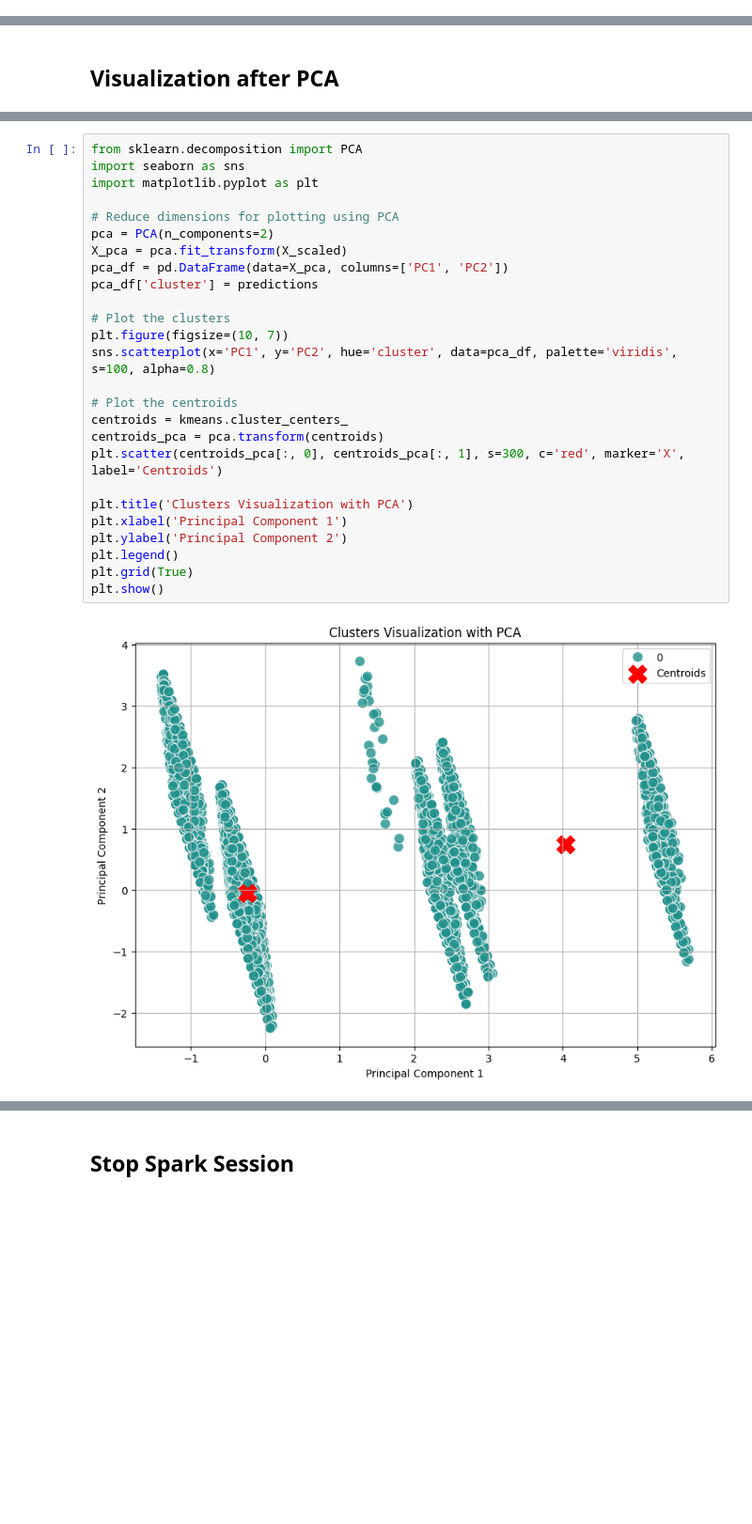
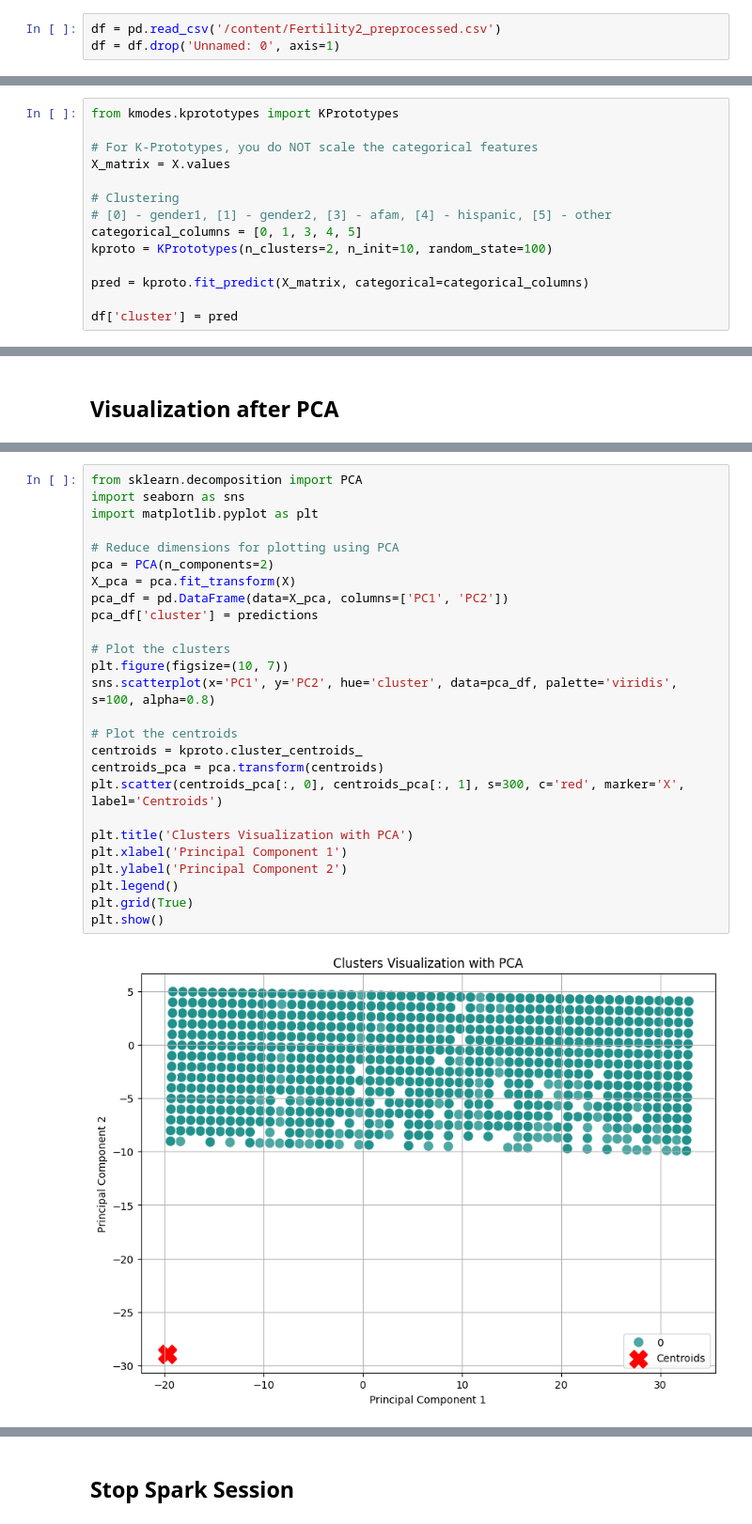
Before and after one commit to AnshumanAryan24/22BCE0219-BCSE206L-Project, a Jupyter notebook: notebooks/BCSE206L_Review2.ipynb, the cells around one changed output, grey strips where cells are left out. Shown: that part at 94% size. Cells and saved outputs as stored; diff of their text form; blank space fills up the shorter version.

```diff
--- a/notebooks/BCSE206L_Review2.ipynb
+++ b/notebooks/BCSE206L_Review2.ipynb
@@ -151,3 +153,6 @@ df = newData.toPandas()
+# %%
+df = pd.read_csv('/content/Fertility2_preprocessed.csv')
+df = df.drop('Unnamed: 0', axis=1)
 # %%
 X = df.drop('morekids', axis=1)
 y = df['morekids']
@@ -162,0 +167,14 @@ X_scaled = scaler.fit_transform(X)
+# %%
+from kmodes.kprototypes import KPrototypes
+
+# For K-Prototypes, you do NOT scale the categorical features
+X_matrix = X.values
+
+# Clustering
+# [0] - gender1, [1] - gender2, [3] - afam, [4] - hispanic, [5] - other
+categorical_columns = [0, 1, 3, 4, 5]
+kproto = KPrototypes(n_clusters=2, n_init=10, random_state=100)
+
+pred = kproto.fit_predict(X_matrix, categorical=categorical_columns)
+
+df['cluster'] = pred
@@ -207,28 +213,28 @@ weighted avg       0.39      0.62      0.48     30000
 # %%
 from sklearn.decomposition import PCA
 import seaborn as sns
 import matplotlib.pyplot as plt
 
 # Reduce dimensions for plotting using PCA
 pca = PCA(n_components=2)
-X_pca = pca.fit_transform(X_scaled)
+X_pca = pca.fit_transform(X)
 pca_df = pd.DataFrame(data=X_pca, columns=['PC1', 'PC2'])
 pca_df['cluster'] = predictions
 
 # Plot the clusters
 plt.figure(figsize=(10, 7))
 sns.scatterplot(x='PC1', y='PC2', hue='cluster', data=pca_df, palette='viridis', s=100, alpha=0.8)
 
 # Plot the centroids
-centroids = kmeans.cluster_centers_
+centroids = kproto.cluster_centroids_
 centroids_pca = pca.transform(centroids)
 plt.scatter(centroids_pca[:, 0], centroids_pca[:, 1], s=300, c='red', marker='X', label='Centroids')
 
 plt.title('Clusters Visualization with PCA')
 plt.xlabel('Principal Component 1')
 plt.ylabel('Principal Component 2')
 plt.legend()
 plt.grid(True)
 plt.show()
 # %% [output]
-[figure, old version]
+[figure, new version]
```
Also changed, not shown: parts of 13 cells of this notebook.
